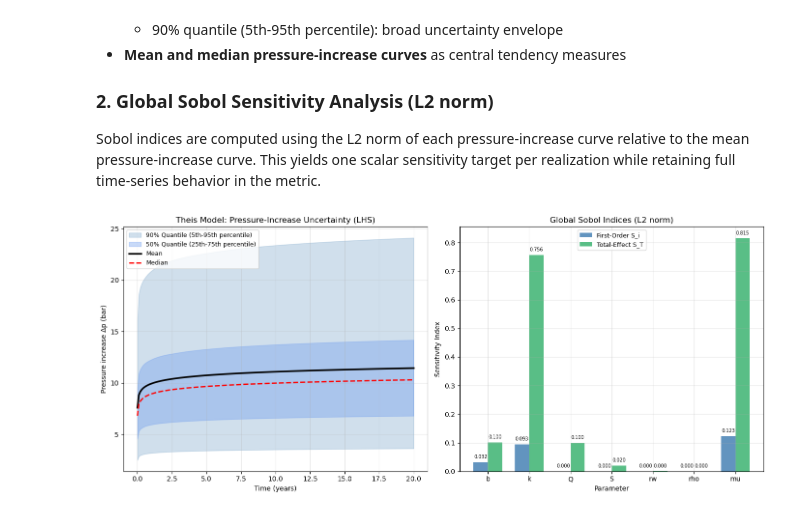
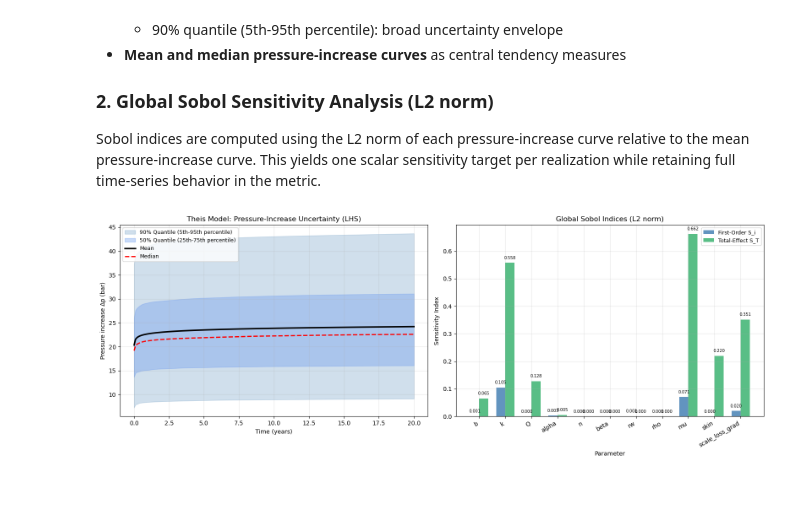
Before and after one commit to jtecklenburg/geothermal-doublet, a Jupyter notebook: sensitivity2.ipynb, the cells around one changed output. Drawn from its saved outputs; the diff is of its cells as text; code cells hidden in the pictures.

Commit message:
scaling

```diff
--- a/sensitivity2.ipynb
+++ b/sensitivity2.ipynb
@@ -63,30 +63,32 @@ where $\alpha$ [1/Pa] is matrix compressibility, $n$ [-] is porosity, and $\beta
 The reservoir pressure is intentionally fixed to `p_res = 0` in the sensitivity workflow so that only pressure increase (`Δp`) is analyzed.
 # %%
 # Parameter bounds for the geothermal doublet system
-# Order: b, k, Q, alpha, n, beta, rw, rho, mu
-# Units: [m], [m^2], [m^3/s], [1/Pa], [-], [1/Pa], [m], [kg/m^3], [Pa*s]
+# Order: b, k, Q, alpha, n, beta, rw, rho, mu, skin, scale_loss_grad
+# Units: [m], [m^2], [m^3/s], [1/Pa], [-], [1/Pa], [m], [kg/m^3], [Pa*s], [-], [Pa/(m^3/s)]
 # Storativity S is derived: S = rho * g * (alpha + n * beta) * b
 bounds = np.array([
-    [25, 35],            # b:    aquifer thickness [m]
-    [1e-12, 3e-12],      # k:    intrinsic permeability [m^2]
-    [-0.035, -0.025],    # Q:    well rate (negative for injection) [m^3/s]
-    [1e-10, 1e-8],       # alpha: matrix compressibility [1/Pa]
-    [0.05, 0.30],        # n:    porosity [-]
-    [4.0e-10, 5.0e-10],  # beta: fluid compressibility [1/Pa]
-    [0.2, 0.25],         # rw:   well radius [m]
-    [980.0, 1200.0],     # rho:  fluid density [kg/m^3]
-    [3e-4, 2e-3]         # mu:   dynamic viscosity [Pa*s]
+    [25, 35],            # b:              aquifer thickness [m]
+    [1e-12, 3e-12],      # k:              intrinsic permeability [m^2]
+    [-0.035, -0.025],    # Q:              well rate (negative for injection) [m^3/s]
+    [1e-10, 1e-8],       # alpha:          matrix compressibility [1/Pa]
+    [0.05, 0.30],        # n:              porosity [-]
+    [4.0e-10, 5.0e-10],  # beta:           fluid compressibility [1/Pa]
+    [0.2, 0.25],         # rw:             well radius [m]
+    [980.0, 1200.0],     # rho:            fluid density [kg/m^3]
+    [3e-4, 2e-3],        # mu:             dynamic viscosity [Pa*s]
+    [0.0, 20.0],         # skin:           dimensionless skin factor [-]
+    [0.0, 5e7],          # scale_loss_grad: linear scaling-loss coefficient [Pa/(m^3/s)]
 ], dtype=float)
 
-param_names = ['b', 'k', 'Q', 'alpha', 'n', 'beta', 'rw', 'rho', 'mu']
+param_names = ['b', 'k', 'Q', 'alpha', 'n', 'beta', 'rw', 'rho', 'mu', 'skin', 'scale_loss_grad']
 
-assert bounds.shape == (9, 2), f'Expected bounds shape (9, 2), got {bounds.shape}'
+assert bounds.shape == (11, 2), f'Expected bounds shape (11, 2), got {bounds.shape}'
 assert np.all(bounds[:, 0] < bounds[:, 1]), 'Lower bounds must be strictly less than upper bounds'
 assert np.all(np.isfinite(bounds)), 'Bounds contain NaN or inf values'
 
 print('Bounds validation passed.')
 print('Storativity S is derived: S = rho * g * (alpha + n * beta) * b')
 print('Reservoir pressure p_res is fixed to 0 Pa for sensitivity analysis.')
-print(f'Parameters: {param_names}')
+print(f'Parameters ({len(param_names)}): {param_names}')
 # %% [output]
 Bounds validation passed.
@@ -123,8 +126,6 @@ from theis import transmissivity, pressure_injection_theis
 
 # Constants
 g = 9.81
-skin = 0.0           # simplified model: no skin effect in SA
-scale_loss_grad = 0.0  # simplified model: no scaling loss in SA
 p_res = 0.0  # Fixed reservoir pressure: analyze pressure increase only
 N_samples = 1000
 SEED_A = 789
@@ -137,12 +138,12 @@ t_seconds = t_years * 365.0 * 24.0 * 3600.0
 def pressure_curve_theis_batch(t_array_seconds, params):
     """Compute pressure curves for parameter matrix with pressure_injection_theis.
 
-    Parameters order: b, k, Q, alpha, n, beta, rw, rho, mu
+    Parameters order: b, k, Q, alpha, n, beta, rw, rho, mu, skin, scale_loss_grad
     Storativity S is derived: S = rho * g * (alpha + n * beta) * b
     """
     curves = np.zeros((params.shape[0], t_array_seconds.size), dtype=float)
 
-    for idx, (b, k, Q, alpha, n, beta, rw, rho, mu) in enumerate(params):
+    for idx, (b, k, Q, alpha, n, beta, rw, rho, mu, skin, scale_loss_grad) in enumerate(params):
         # Derive storativity from physical components: S = Ss * b, Ss = rho*g*(alpha + n*beta)
         S = rho * g * (alpha + n * beta) * b
         T = transmissivity(b, k, rho, g, mu)
@@ -197,39 +198,39 @@ S_first, S_total = compute_sobol_indices(A, B, y_A_l2, y_B_l2, Y_ABi_l2, num_par
 y_median = np.median(Y_A, axis=0)
 y_q05, y_q25, y_q75, y_q95 = np.percentile(Y_A, [5, 25, 75, 95], axis=0)
 
-fig, (ax1, ax2) = plt.subplots(1, 2, figsize=(14, 6))
+fig, (ax1, ax2) = plt.subplots(1, 2, figsize=(16, 6))
 
 # Left: uncertainty bands of Theis pressure increase
 ax1.fill_between(t_years, y_q05, y_q95, alpha=0.25, color='steelblue',
                  label='90% Quantile (5th-95th percentile)')
 ax1.fill_between(t_years, y_q25, y_q75, alpha=0.35, color='cornflowerblue',
                  label='50% Quantile (25th-75th percentile)')
 ax1.plot(t_years, y_mean, 'k-', linewidth=2.5, label='Mean')
 ax1.plot(t_years, y_median, 'r--', linewidth=2, label='Median')
 ax1.set_xlabel('Time (years)')
 ax1.set_ylabel('Pressure increase Δp (bar)')
 ax1.set_title('Theis Model: Pressure-Increase Uncertainty (LHS)')
 ax1.legend(loc='best', fontsize=9)
 ax1.grid(True, alpha=0.3)
 
 # Right: Sobol indices
 x = np.arange(num_params)
 width = 0.35
 ax2.bar(x - width / 2, S_first, width, label='First-Order S_i', alpha=0.85, color='steelblue')
 ax2.bar(x + width / 2, S_total, width, label='Total-Effect S_T', alpha=0.85, color='mediumseagreen')
 ax2.set_ylabel('Sensitivity Index')
 ax2.set_xlabel('Parameter')
 ax2.set_xticks(x)
-ax2.set_xticklabels(param_names)
+ax2.set_xticklabels(param_names, rotation=30, ha='right')
 ax2.legend(fontsize=9)
 ax2.set_title('Global Sobol Indices (L2 norm)')
 ax2.grid(True, alpha=0.3)
 
 for i in range(num_params):
     ax2.text(i - width / 2, S_first[i] + 0.01, f'{S_first[i]:.3f}', ha='center', va='bottom', fontsize=7)
     ax2.text(i + width / 2, S_total[i] + 0.01, f'{S_total[i]:.3f}', ha='center', va='bottom', fontsize=7)
 
 plt.tight_layout()
 plt.show()
 # %% [output]
-[figure, old version]
+[figure, new version]
```
Also changed, not shown: parts of 1 cell of this notebook.
